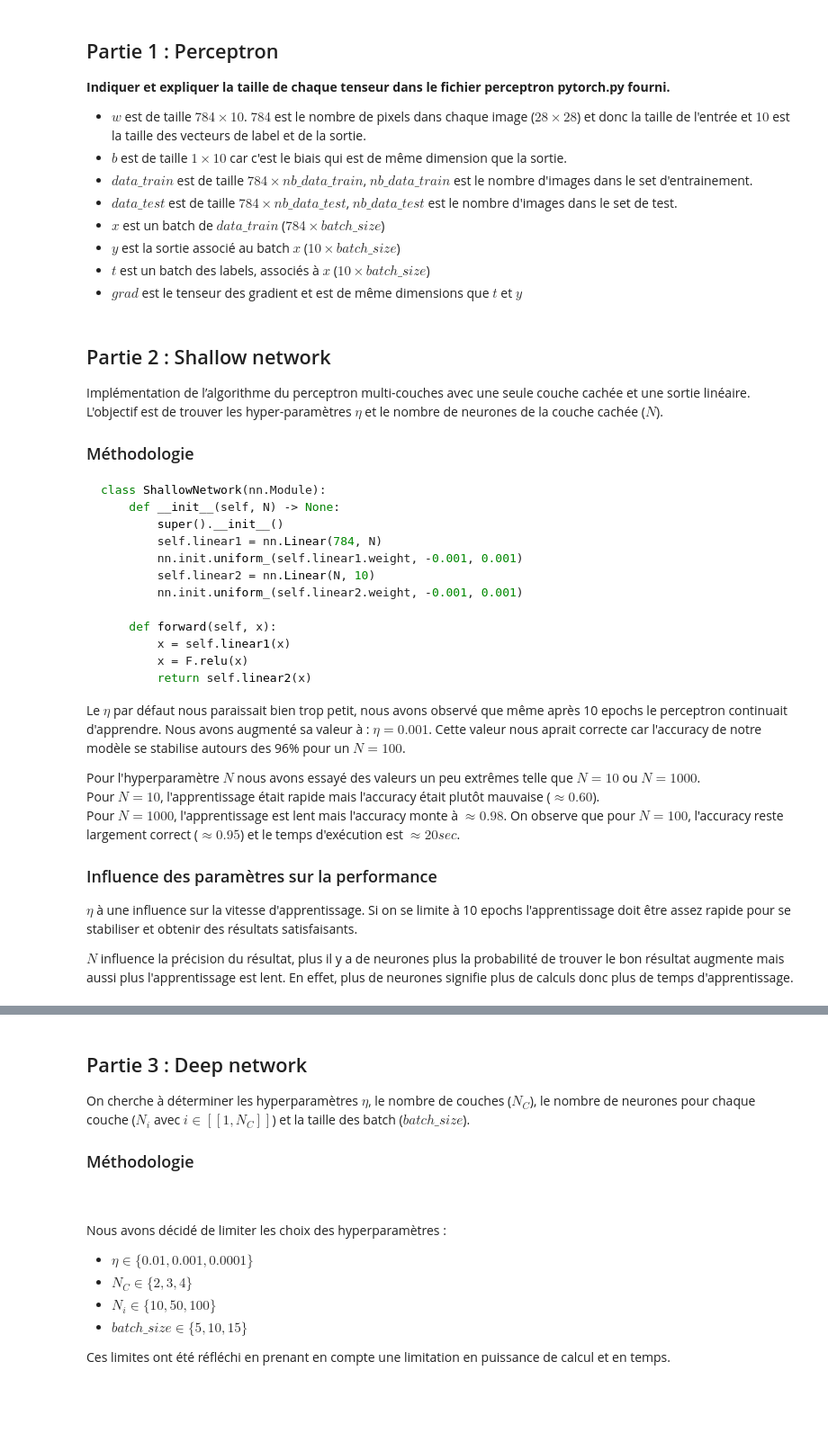
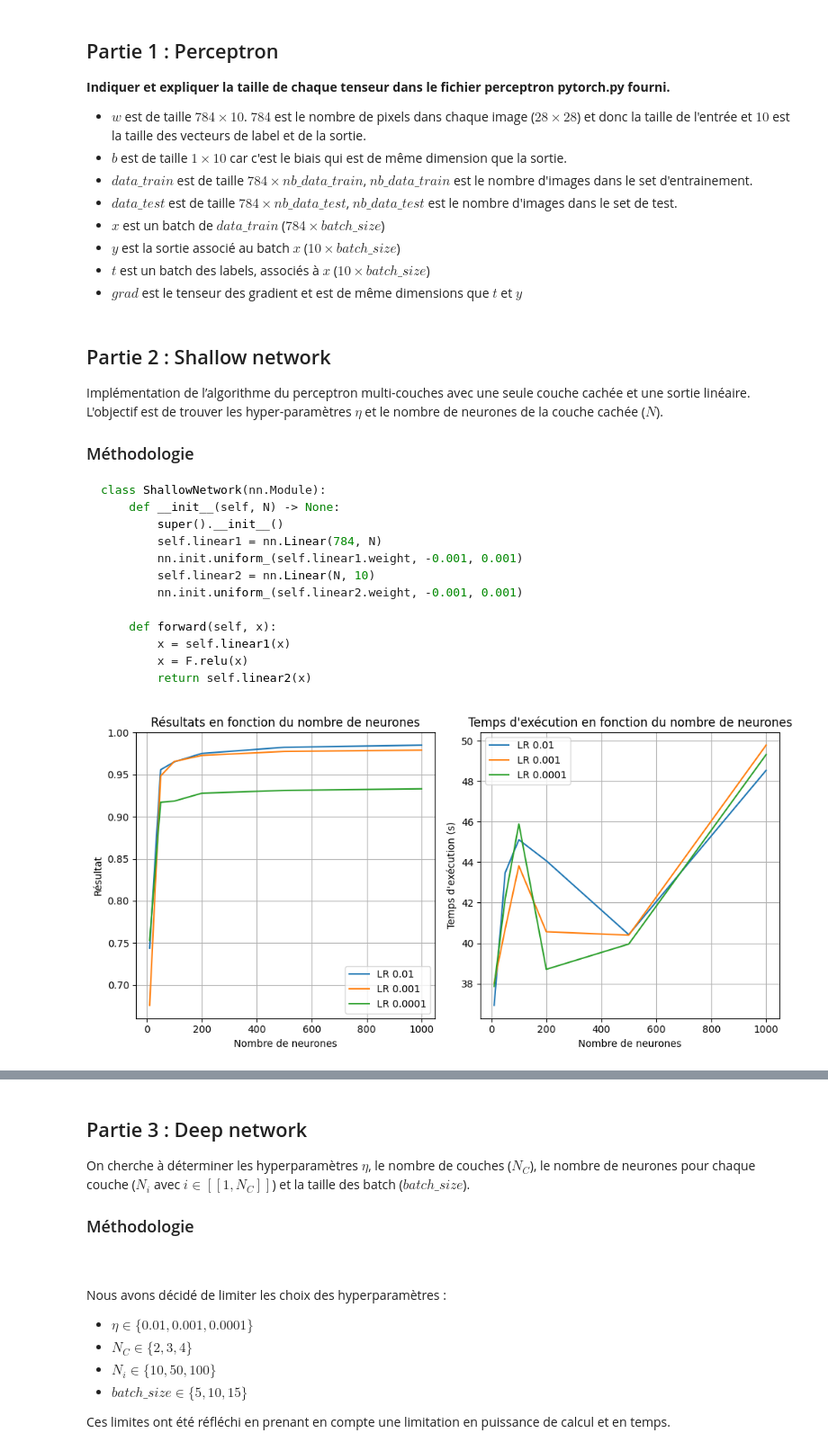
Before and after one commit to ajreckof/biml-projet, a Jupyter notebook: Projet.ipynb, the cells around one changed output, grey strips where cells are left out. Shown at 90% size. Cells and saved outputs as stored; diff of their text form; code cells hidden in the pictures; blank space fills up the shorter version.

Commit message:
Partie shallow

````diff
--- a/Projet.ipynb
+++ b/Projet.ipynb
@@ -37,16 +37,43 @@ class ShallowNetwork(nn.Module):
 		x = F.relu(x)
 		return self.linear2(x)
 ```
-
-Le $\eta$ par défaut nous paraissait bien trop petit, nous avons observé que même après 10 epochs le perceptron continuait d'apprendre. Nous avons augmenté sa valeur à : $\eta = 0.001$. Cette valeur nous aprait correcte car l'accuracy de notre modèle se stabilise autours des 96% pour un $N = 100$.
-
-Pour l'hyperparamètre $N$ nous avons essayé des valeurs un peu extrêmes telle que $N=10$ ou $N=1000$.
-Pour $N=10$, l'apprentissage était rapide mais l'accuracy était plutôt mauvaise ($\approx 0.60$).
-Pour $N=1000$, l'apprentissage est lent mais l'accuracy monte à $\approx 0.98$.
-On observe que pour $N=100$, l'accuracy reste largement correct ($\approx 0.95$) et le temps d'exécution est $\approx 20 sec$.
-
-### Influence des paramètres sur la performance
-
-$\eta$ à une influence sur la vitesse d'apprentissage. Si on se limite à 10 epochs l'apprentissage doit être assez rapide pour se stabiliser et obtenir des résultats satisfaisants.
-
-$N$ influence la précision du résultat, plus il y a de neurones plus la probabilité de trouver le bon résultat augmente mais aussi plus l'apprentissage est lent. En effet, plus de neurones signifie plus de calculs donc plus de temps d'apprentissage.
+# %%
+import pandas as pd
+import matplotlib.pyplot as plt
+
+# Lire les données CSV
+data = pd.read_csv('results_shallow.csv')
+
+# Séparer les données en fonction du taux d'apprentissage
+learning_rates = data['learning_rate'].unique()
+
+# Créer une figure avec deux sous-graphiques
+fig, (ax1, ax2) = plt.subplots(1, 2, figsize=(10, 5))
+
+# Parcourir les taux d'apprentissage et créer les graphiques
+for lr in learning_rates:
+    subset = data[data['learning_rate'] == lr]
+    ax1.plot(subset['number_of_neurones'], subset['result'], label=f'LR {lr}')
+    ax2.plot(subset['number_of_neurones'], subset['time'], label=f'LR {lr}')
+
+# Configurer le premier graphique (Résultats)
+ax1.set_xlabel('Nombre de neurones')
+ax1.set_ylabel('Résultat')
+ax1.set_title('Résultats en fonction du nombre de neurones')
+ax1.legend()
+ax1.grid(True)
+
+# Configurer le deuxième graphique (Temps d'exécution)
+ax2.set_xlabel('Nombre de neurones')
+ax2.set_ylabel('Temps d\'exécution (s)')
+ax2.set_title('Temps d\'exécution en fonction du nombre de neurones')
+ax2.legend()
+ax2.grid(True)
+
+# Ajuster l'espacement entre les sous-graphiques
+plt.tight_layout()
+
+# Afficher les graphiques
+plt.show()
+# %% [output]
+[figure, added]
````
Also changed, not shown: parts of 1 cell of this notebook, 3 other files.
